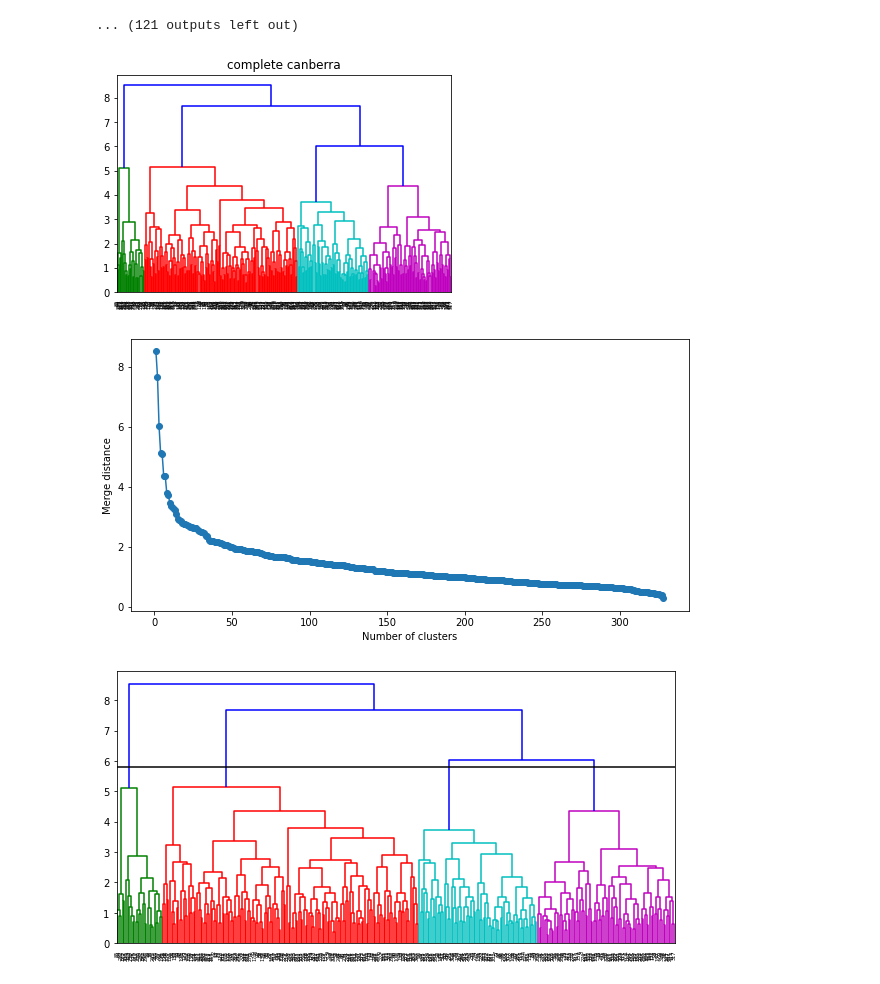
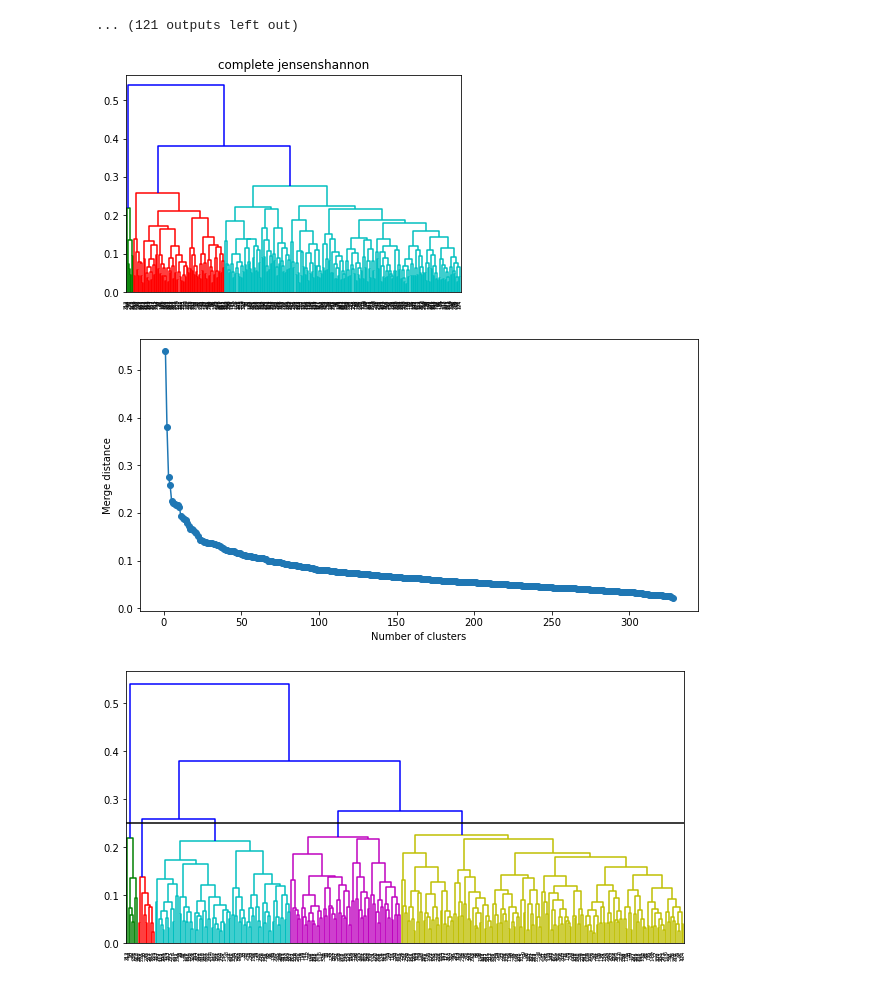
Before and after one commit to dariaAlium/iad, a Jupyter notebook: Lab_2_Clustering.ipynb, the cells around one changed output. Saved outputs shown, nothing was run; the diff lists cells and outputs as text; code cells hidden in the pictures.

```diff
--- a/Lab_2_Clustering.ipynb
+++ b/Lab_2_Clustering.ipynb
@@ -253,15 +257,36 @@ for i in methods:
 [figure]
 [figure]
 ... (121 outputs left out)
-# %%
-Z = ierarxy('complete', 'canberra')
-plot_elbow(Z)
-plt.figure(figsize=(10, 5))
-dendrogram(Z, color_threshold=5.8)
-plt.axhline(y=5.8, c='k')
-plt.show()
-# %% [output]
-[figure, removed]
-[figure, removed]
-[figure, removed]
+# %%
+'''
+выведем понравившеюся нам метрику еще раз и рассмотрим параметр перешиба равный
+0.25 вычисленный по локтевому графику
+у нас получается 5 классов, которые разные по размерам, но я думаю это входит в
+рамки нормы, мы же не знаем какой у нас дата сет. в полне возможно что элитных дома там 2
+'''
+def ierarxy(method, metric):
+  Z = linkage(data_nec, method=method, metric=metric)
+  plt.title(method + " " + metric)
+  dendrogram(Z)
+  plt.show()
+  return Z
+
+def plot_elbow(Z, h=10, w=5):
+    plt.figure(figsize=(h, w))
+    plt.plot(np.array(range(1, np.shape(Z)[0]+1)),
+             Z[:,2][::-1],
+             marker='o')
+    plt.xlabel("Number of clusters")
+    plt.ylabel("Merge distance")
+    plt.show()
+Z = ierarxy('complete', 'jensenshannon')
+plot_elbow(Z)
+plt.figure(figsize=(10, 5))
+dendrogram(Z, color_threshold=0.25)
+plt.axhline(y=0.25, c='k')
+plt.show()
+# %% [output]
+[figure, added]
+[figure, added]
+[figure, added]
 # %%
```
Also changed, not shown: parts of 9 cells of this notebook.
